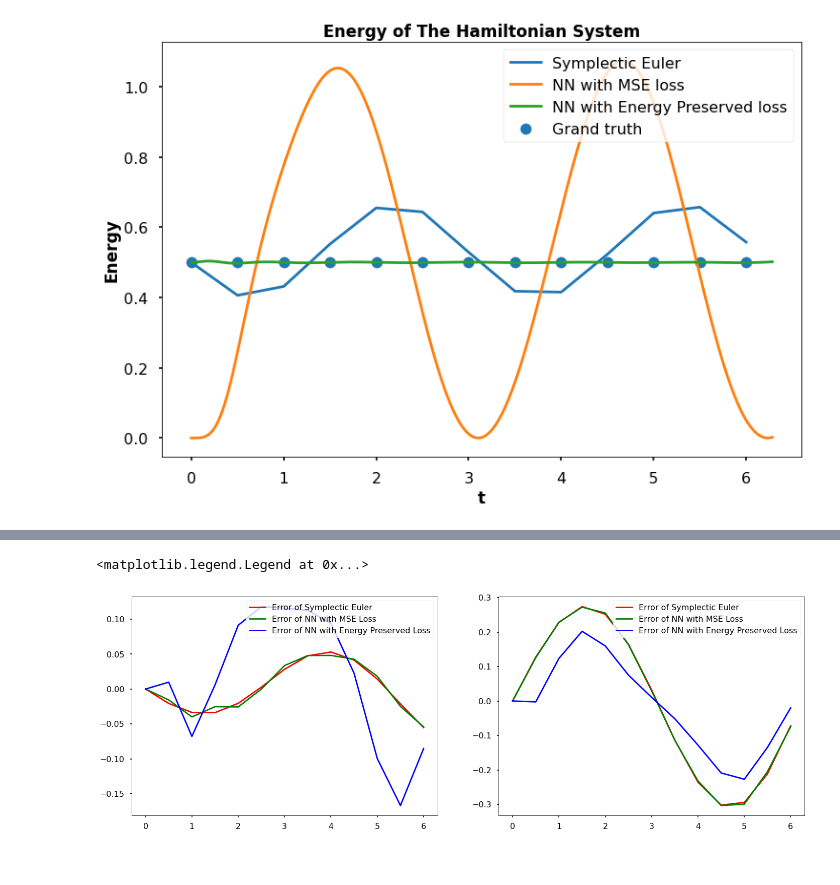
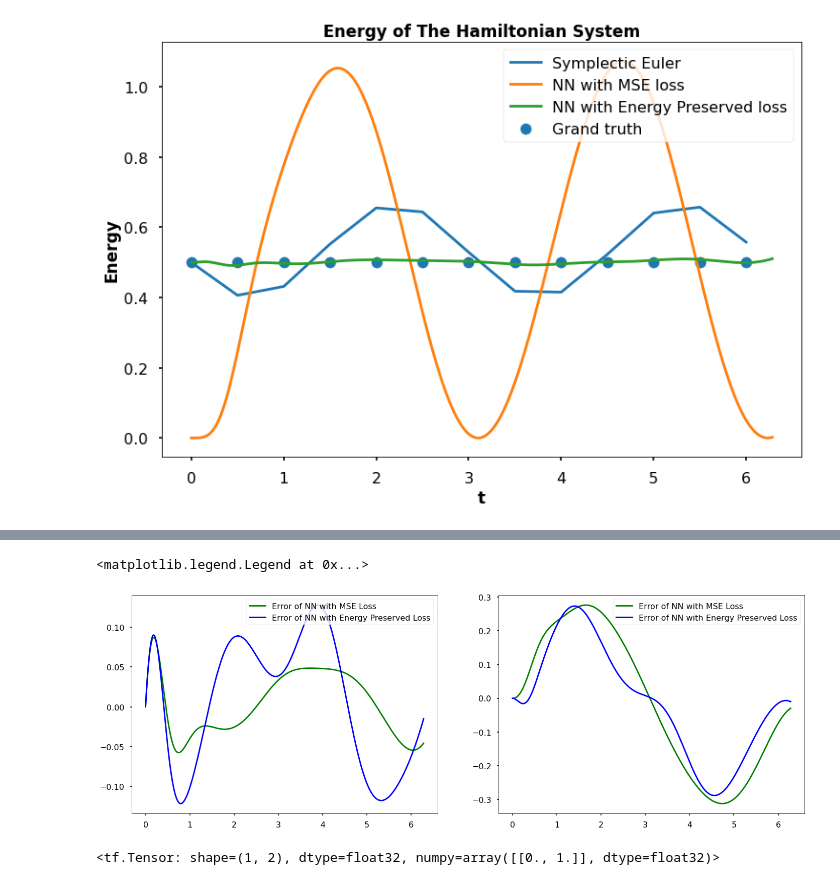
Before and after one commit to tayfununal/hamiltonian_ex, a Jupyter notebook: symplectic_Euler_energy_preserved_loss.ipynb, the cells around one changed output, grey strips where cells are left out. Saved outputs shown, nothing was run; the diff lists cells and outputs as text; code cells hidden in the pictures.

```diff
--- a/symplectic_Euler_energy_preserved_loss.ipynb
+++ b/symplectic_Euler_energy_preserved_loss.ipynb
@@ -135,7 +152,7 @@ plt.show()
 # %%
 # Energy loss function
 def custom_loss(y_true, y_pred):
-  return tf.keras.losses.MSE(0.5, H(y_pred[None,:,0], y_pred[None, :,1])) + 0.001 * tf.keras.losses.MSE(y_true,y_pred)
+  return tf.keras.losses.MSE(0.5, H(y_pred[None,:,0], y_pred[None, :,1])) + 0.1 * tf.keras.losses.MSE(y_true,y_pred)
 # %%
 energy_model = NN(input= 1,output=2, hidden_layer=20, neuron=32, activation=tf.math.sin, energy_loss=custom_loss)
 # %%
@@ -181,3 +220,5 @@ plt.show()
 [figure]
 # %%
 grand_truth = np.concatenate((np.sin(t).reshape(-1,1), (np.cos(t).reshape(-1,1))), axis=1)
+grand_truth_1 = np.concatenate((np.sin(test_t).reshape(-1,1), (np.cos(test_t).reshape(-1,1))), axis=1)
+plt.scatter(grand_truth[:,0], grand_truth[:,1])
@@ -184,18 +228,22 @@ grand_truth = np.concatenate((np.sin(t).reshape(-1,1), (np.cos(t).reshape(-1,1))
 # %%
 # Symplectic
 plt.figure(figsize=(24,8))
 
 plt.subplot(121)
-plt.plot(t, grand_truth[:,0] - z[:,0], c = 'r', label="Error of Symplectic Euler")
-plt.plot(t, grand_truth[:,0] - model_train(t)[:,0], c= 'g', label="Error of NN with MSE Loss")
-plt.plot(t, grand_truth[:,0] - energy_model_train(t)[:,0] , c='b', label="Error of NN with Energy Preserved Loss")
+#plt.plot(t, grand_truth[:,0] - z[:,0], c = 'r', label="Error of Symplectic Euler")
+plt.plot(test_t, grand_truth_1[:,0] - model_train(test_t)[:,0], c= 'g', label="Error of NN with MSE Loss")
+plt.plot(test_t, grand_truth_1[:,0] - energy_model_train(test_t)[:,0] , c='b', label="Error of NN with Energy Preserved Loss")
 plt.legend(loc="upper right")
 
 plt.subplot(122)
-plt.plot(t, grand_truth[:,1] - z[:,1], c = 'r', label="Error of Symplectic Euler")
-plt.plot(t, grand_truth[:,1] - model_train(t)[:,1], c= 'g', label="Error of NN with MSE Loss")
-plt.plot(t, grand_truth[:,1] - energy_model_train(t)[:,1] , c='b', label="Error of NN with Energy Preserved Loss")
+#plt.plot(t, grand_truth[:,1] - z[:,1], c = 'r', label="Error of Symplectic Euler")
+plt.plot(test_t, grand_truth_1[:,1] - model_train(test_t)[:,1], c= 'g', label="Error of NN with MSE Loss")
+plt.plot(test_t, grand_truth_1[:,1] - energy_model_train(test_t)[:,1] , c='b', label="Error of NN with Energy Preserved Loss")
 plt.legend(loc="upper right")
 # %% [output]
 <matplotlib.legend.Legend at 0x...>
-[figure, old version]
+[figure, new version]
+# %%
+model_train(np.array([0.]))
+# %% [output]
+<tf.Tensor: shape=(1, 2), dtype=float32, numpy=array([[0., 1.]], dtype=float32)>
```
Also changed, not shown: parts of 5 cells of this notebook.
